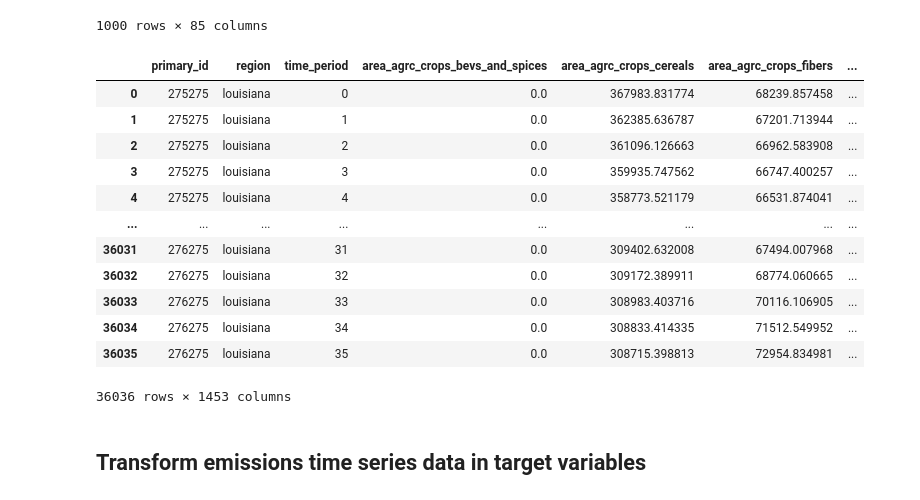
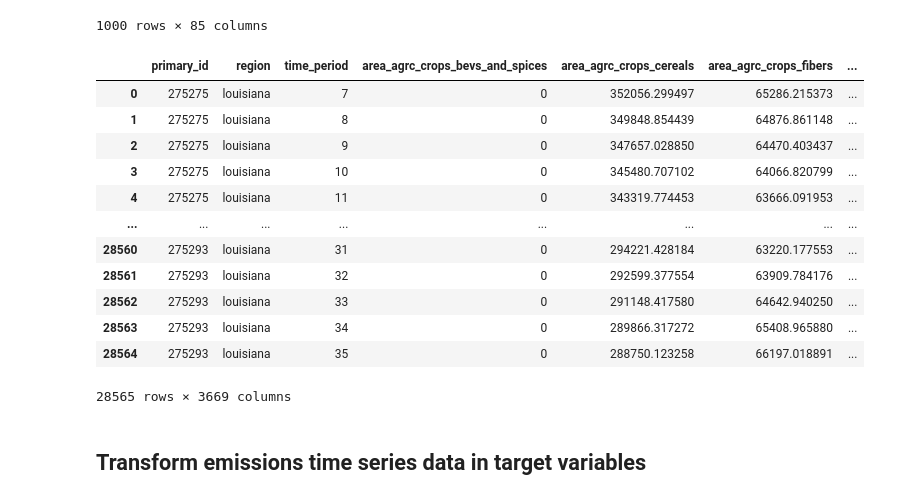
Before and after one commit to sisepuede-framework/ssp_louisiana, a Jupyter notebook: metamodel/notebooks/etl_2.ipynb, the cells around one changed output. Drawn from its saved outputs; the diff is of its cells as text; code cells hidden in the pictures.

Commit message:
update elt 2 notebook with newest emissions data

```diff
--- a/metamodel/notebooks/etl_2.ipynb
+++ b/metamodel/notebooks/etl_2.ipynb
@@ -28,22 +28,22 @@ lhc_trials_df
 | 999 | 0.164542 | 0.057579 | 0.648085 | 0.210240 | 0.441924 | 0.364614 | 0.031031 | 0.873487 | 0.951080 | 0.509441 | ... | ... |
 1000 rows × 85 columns
 # %%
-la_emissions_df = pd.read_csv(os.path.join(SIMULATION_DIR_PATH, "MODEL_OUTPUT.csv"))
+la_emissions_df = pd.read_csv(os.path.join(SIMULATION_DIR_PATH, "WIDE_INPUTS_OUTPUTS.csv"))
 la_emissions_df
 # %% [output]
 |  | primary_id | region | time_period | area_agrc_crops_bevs_and_spices | area_agrc_crops_cereals | area_agrc_crops_fibers | ... |
-| 0 | 275275 | louisiana | 0 | 0.0 | 367983.831774 | 68239.857458 | ... |
-| 1 | 275275 | louisiana | 1 | 0.0 | 362385.636787 | 67201.713944 | ... |
-| 2 | 275275 | louisiana | 2 | 0.0 | 361096.126663 | 66962.583908 | ... |
-| 3 | 275275 | louisiana | 3 | 0.0 | 359935.747562 | 66747.400257 | ... |
-| 4 | 275275 | louisiana | 4 | 0.0 | 358773.521179 | 66531.874041 | ... |
+| 0 | 275275 | louisiana | 7 | 0 | 352056.299497 | 65286.215373 | ... |
+| 1 | 275275 | louisiana | 8 | 0 | 349848.854439 | 64876.861148 | ... |
+| 2 | 275275 | louisiana | 9 | 0 | 347657.028850 | 64470.403437 | ... |
+| 3 | 275275 | louisiana | 10 | 0 | 345480.707102 | 64066.820799 | ... |
+| 4 | 275275 | louisiana | 11 | 0 | 343319.774453 | 63666.091953 | ... |
 | ... | ... | ... | ... | ... | ... | ... | ... |
-| 36031 | 276275 | louisiana | 31 | 0.0 | 309402.632008 | 67494.007968 | ... |
-| 36032 | 276275 | louisiana | 32 | 0.0 | 309172.389911 | 68774.060665 | ... |
-| 36033 | 276275 | louisiana | 33 | 0.0 | 308983.403716 | 70116.106905 | ... |
-| 36034 | 276275 | louisiana | 34 | 0.0 | 308833.414335 | 71512.549952 | ... |
-| 36035 | 276275 | louisiana | 35 | 0.0 | 308715.398813 | 72954.834981 | ... |
+| 28560 | 275293 | louisiana | 31 | 0 | 294221.428184 | 63220.177553 | ... |
+| 28561 | 275293 | louisiana | 32 | 0 | 292599.377554 | 63909.784176 | ... |
+| 28562 | 275293 | louisiana | 33 | 0 | 291148.417580 | 64642.940250 | ... |
+| 28563 | 275293 | louisiana | 34 | 0 | 289866.317272 | 65408.965880 | ... |
+| 28564 | 275293 | louisiana | 35 | 0 | 288750.123258 | 66197.018891 | ... |
-36036 rows × 1453 columns
+28565 rows × 3669 columns
 # %% [markdown]
 ## Transform emissions time series data in target variables
 # %%
```
Also changed, not shown: parts of 11 cells of this notebook.
